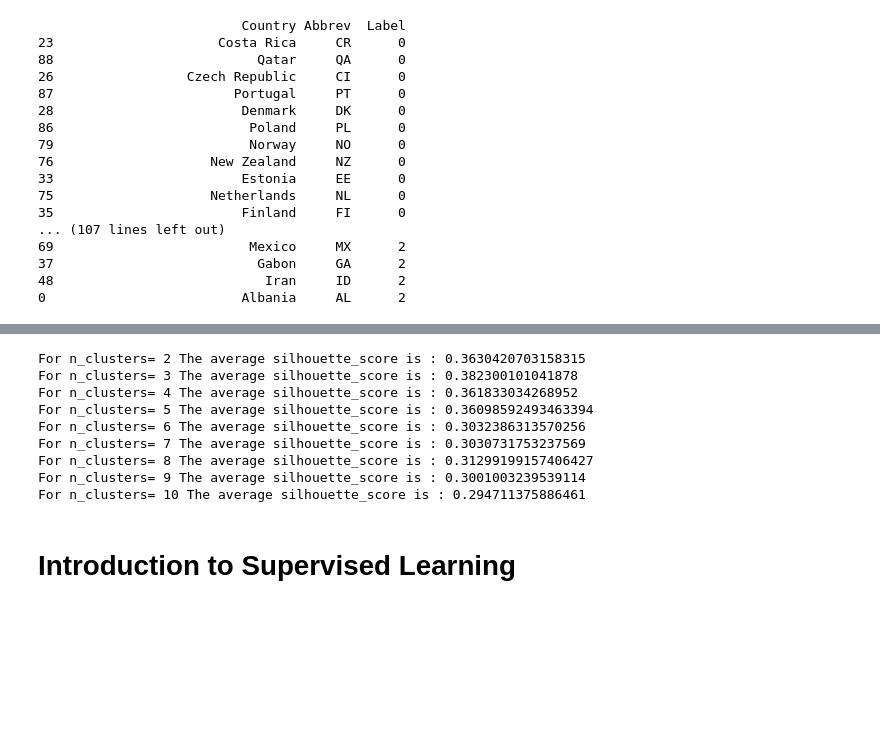
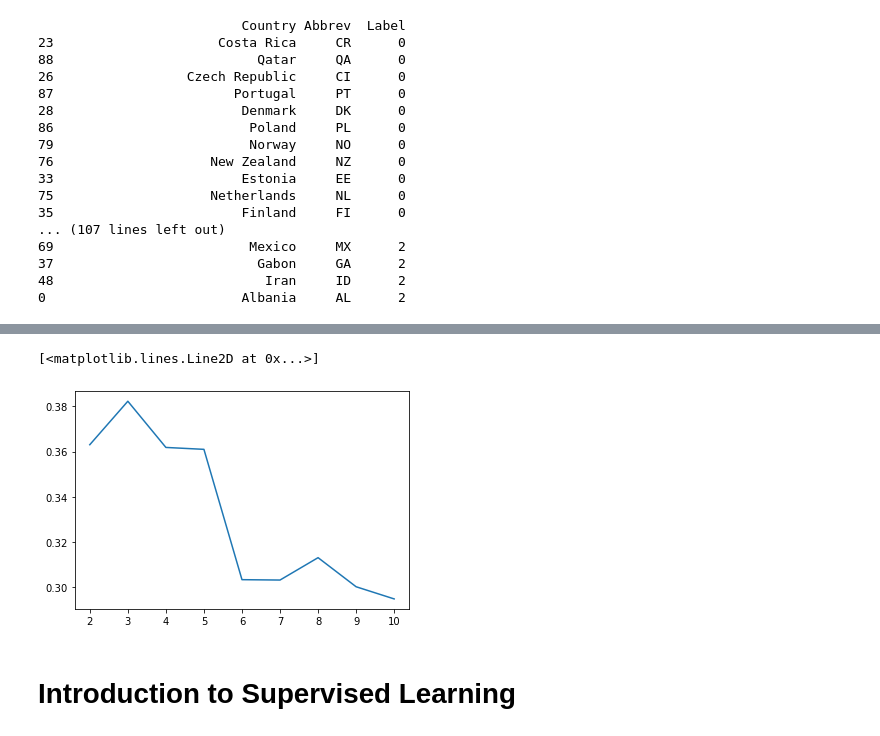
Before and after one commit to qf-workshop-2021/introduction-to-machine-learning, a Jupyter notebook: 1_notebooks/introduction-to-machine-learning.ipynb, the cells around one changed output, grey strips where cells are left out. Drawn from its saved outputs; the diff is of its cells as text; code cells hidden in the pictures; blank space fills up the shorter version.

```diff
--- a/1_notebooks/introduction-to-machine-learning.ipynb
+++ b/1_notebooks/introduction-to-machine-learning.ipynb
@@ -872,22 +932,19 @@ with pd.option_context('display.max_rows', None, 'display.max_columns', 3):
 # %%
 # Silhouette Analysis
-range_n_clusters=[2,3,4,5,6,7,8,9,10]
+range_n_clusters = [2,3,4,5,6,7,8,9,10]
+silhouette       = []
 for n_clusters in range_n_clusters:
     clusterer=KMeans(n_clusters=n_clusters, random_state=0)
     cluster_labels=clusterer.fit_predict(X)
     silhouette_avg=silhouette_score(X,cluster_labels)
-    print("For n_clusters=", n_clusters,
-          "The average silhouette_score is :", silhouette_avg)
+    silhouette.append(silhouette_avg)
+    #print("For n_clusters=", n_clusters,
+    #      "The average silhouette_score is :", silhouette_avg)
-# %% [output]
-For n_clusters= 2 The average silhouette_score is : 0.3630420703158315
-For n_clusters= 3 The average silhouette_score is : 0.382300101041878
-For n_clusters= 4 The average silhouette_score is : 0.361833034268952
-For n_clusters= 5 The average silhouette_score is : 0.36098592493463394
-For n_clusters= 6 The average silhouette_score is : 0.3032386313570256
-For n_clusters= 7 The average silhouette_score is : 0.3030731753237569
-For n_clusters= 8 The average silhouette_score is : 0.31299199157406427
-For n_clusters= 9 The average silhouette_score is : 0.3001003239539114
-For n_clusters= 10 The average silhouette_score is : 0.294711375886461
+# %%
+plt.plot(range_n_clusters, silhouette)
+# %% [output]
+[<matplotlib.lines.Line2D at 0x...>]
+[figure, added]
 # %% [markdown]
 # Introduction to Supervised Learning
 # %% [markdown]
```
Also changed, not shown: parts of 22 cells of this notebook, 2 other files.
